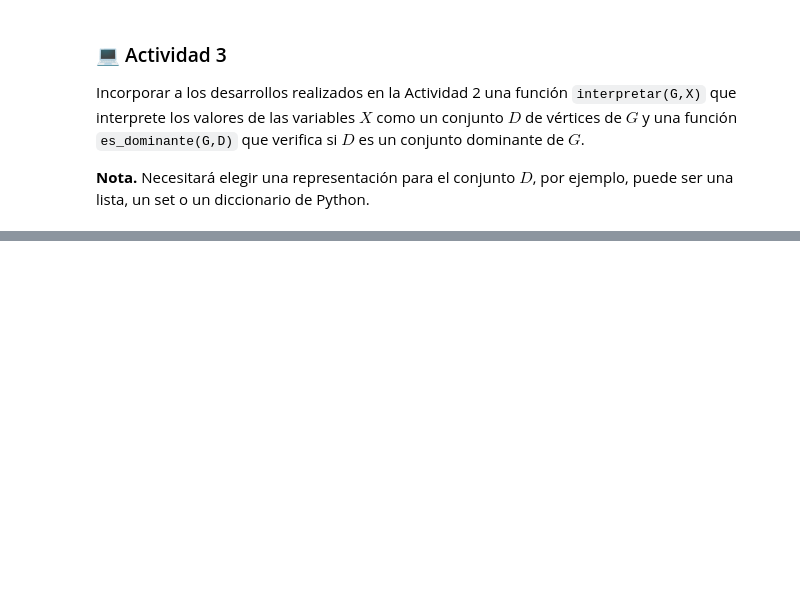
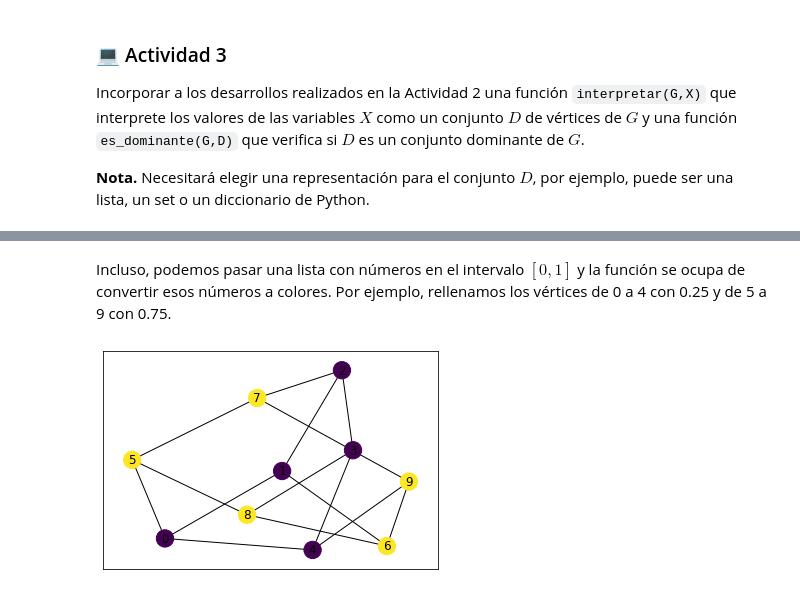
Before and after one commit to maurolucci/taller-cplex, a Jupyter notebook: notebook3.ipynb, the cells around one changed output, grey strips where cells are left out. Cells and saved outputs as stored; diff of their text form; code cells hidden in the pictures; blank space fills up the shorter version.

```diff
--- a/notebook3.ipynb
+++ b/notebook3.ipynb
@@ -448,0 +474,6 @@ Incorporar a los desarrollos realizados en la Actividad 2 una función <code>int
+# %% [markdown]
+Incluso, podemos pasar una lista con números en el intervalo $[0,1]$ y la función se ocupa de convertir esos números a colores. Por ejemplo, rellenamos los vértices de 0 a 4 con 0.25 y de 5 a 9 con 0.75.
+# %%
+nx.draw_networkx(Petersen, node_color=[0.25]*5 + [0.75]*5)
+# %% [output]
+[figure, added]
```
Also changed, not shown: parts of 27 cells of this notebook.
